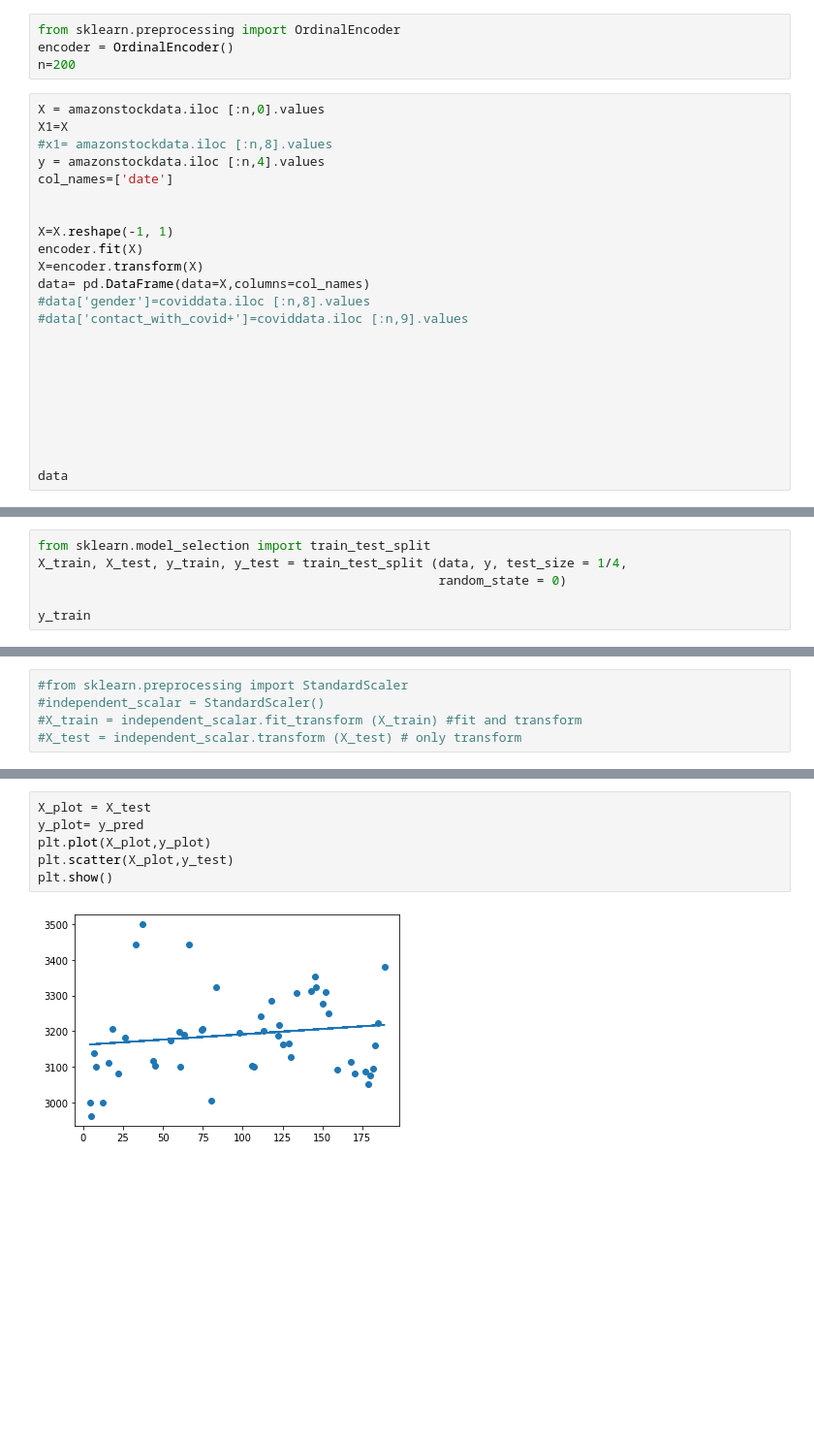
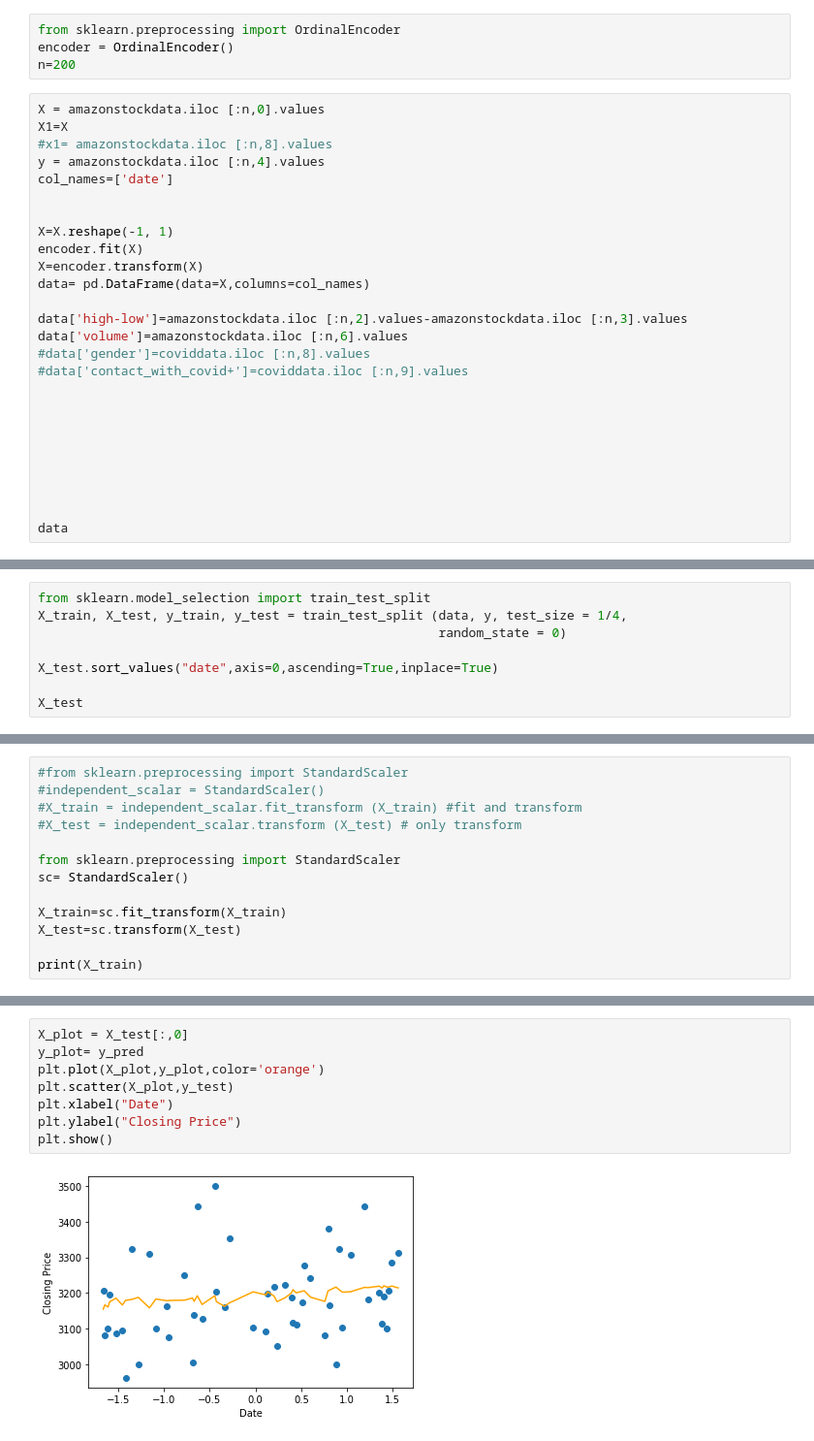
Before and after one commit to Rayyan1701/Stock-price-prediction-using-ML, a Jupyter notebook: Stock price Prediction using linear regression.ipynb, the cells around one changed output, grey strips where cells are left out. Shown: that part at 97% size. Drawn from its saved outputs; the diff is of its cells as text; blank space fills up the shorter version.

```diff
--- a/Stock price Prediction using linear regression.ipynb
+++ b/Stock price Prediction using linear regression.ipynb
@@ -36,6 +36,9 @@ X=X.reshape(-1, 1)
 encoder.fit(X)
 X=encoder.transform(X)
 data= pd.DataFrame(data=X,columns=col_names)
+
+data['high-low']=amazonstockdata.iloc [:n,2].values-amazonstockdata.iloc [:n,3].values
+data['volume']=amazonstockdata.iloc [:n,6].values
 #data['gender']=coviddata.iloc [:n,8].values
 #data['contact_with_covid+']=coviddata.iloc [:n,9].values
 
@@ -66,5 +69,7 @@ from sklearn.model_selection import train_test_split
 X_train, X_test, y_train, y_test = train_test_split (data, y, test_size = 1/4,
                                                      random_state = 0)
 
-y_train
+X_test.sort_values("date",axis=0,ascending=True,inplace=True)
+
+X_test
 # %% [output]
@@ -90,3 +99,11 @@ array([3217.01001 , 3138.379883, 3226.72998 , 3185.070068, 3262.129883,
 #independent_scalar = StandardScaler()
 #X_train = independent_scalar.fit_transform (X_train) #fit and transform
 #X_test = independent_scalar.transform (X_test) # only transform
+
+from sklearn.preprocessing import StandardScaler
+sc= StandardScaler()
+
+X_train=sc.fit_transform(X_train)
+X_test=sc.transform(X_test)
+
+print(X_train)
@@ -158,8 +201,10 @@ array([0.29823817])
 # %%
-X_plot = X_test
+X_plot = X_test[:,0]
 y_plot= y_pred
-plt.plot(X_plot,y_plot)
+plt.plot(X_plot,y_plot,color='orange')
 plt.scatter(X_plot,y_test)
+plt.xlabel("Date")
+plt.ylabel("Closing Price")
 plt.show()
 # %% [output]
-[figure, old version]
+[figure, new version]
```
Also changed, not shown: parts of 7 cells of this notebook, 1 other file.
